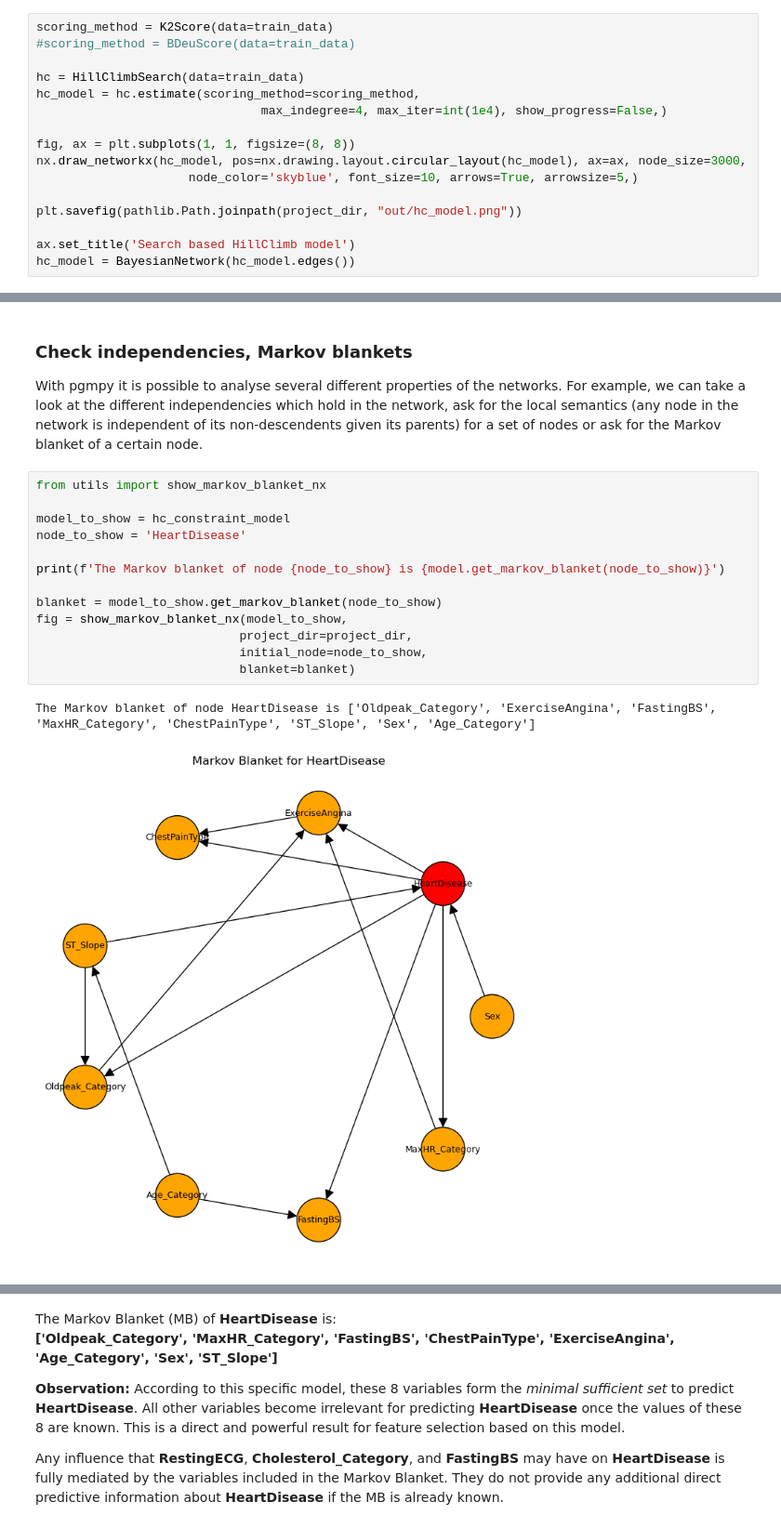
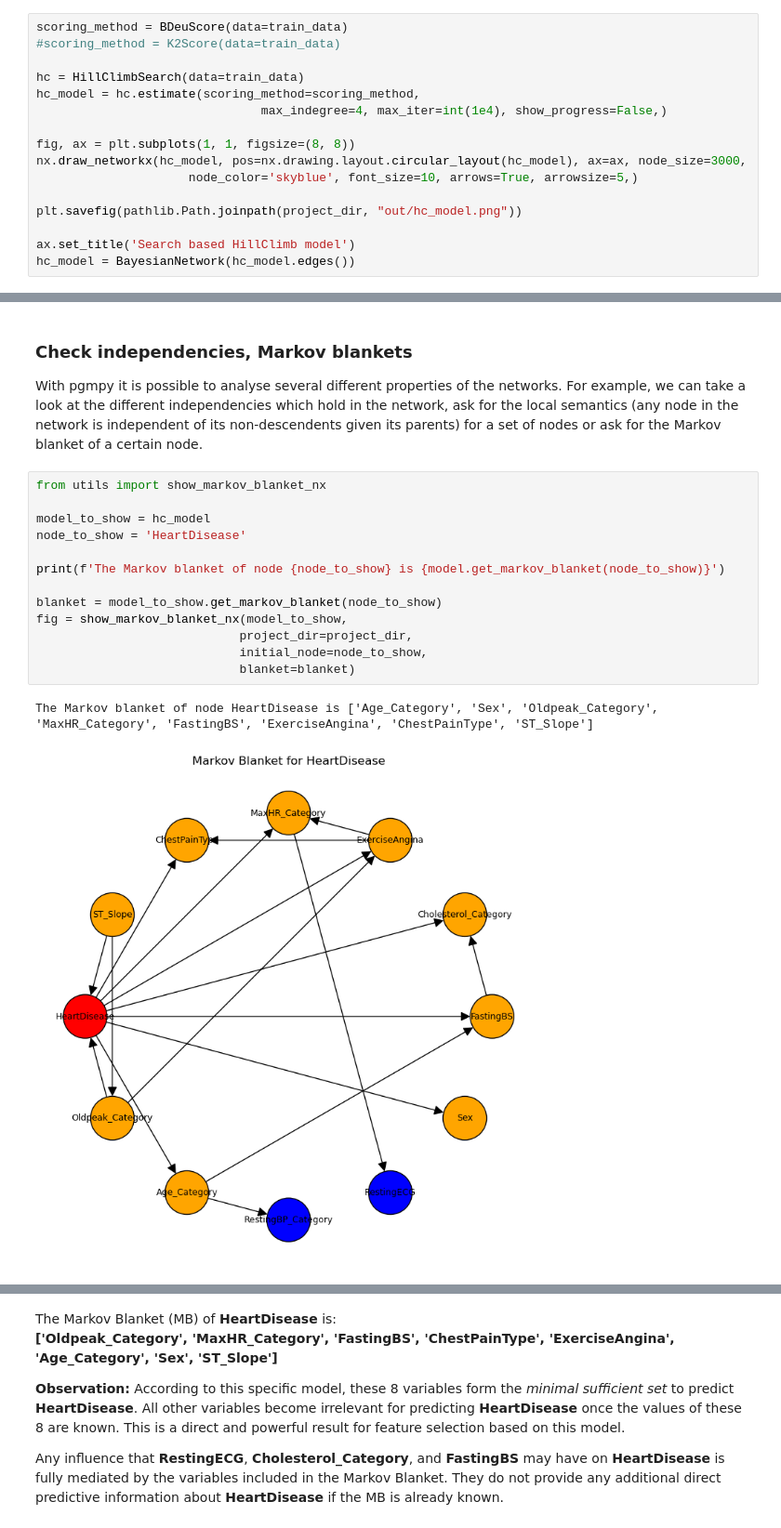
Before and after one commit to maurodore/heart_failure_prediction_bayesian_reasoning, a Jupyter notebook: src/main.ipynb, the cells around one changed output, grey strips where cells are left out. Shown at 93% size. Cells and saved outputs as stored; diff of their text form.

```diff
--- a/src/main.ipynb
+++ b/src/main.ipynb
@@ -340,8 +340,8 @@ tree_model = BayesianNetwork(tree_model.edges())
 # %% [markdown]
 ### Search based HillClimb Network
 # %%
-scoring_method = K2Score(data=train_data)
-#scoring_method = BDeuScore(data=train_data)
+scoring_method = BDeuScore(data=train_data)
+#scoring_method = K2Score(data=train_data)
 
 hc = HillClimbSearch(data=train_data)
 hc_model = hc.estimate(scoring_method=scoring_method,
@@ -416,19 +416,19 @@ With pgmpy it is possible to analyse several different properties of the network
 # %%
 from utils import show_markov_blanket_nx
 
-model_to_show = hc_constraint_model
+model_to_show = hc_model
 node_to_show = 'HeartDisease'
 
 print(f'The Markov blanket of node {node_to_show} is {model.get_markov_blanket(node_to_show)}')
 
 blanket = model_to_show.get_markov_blanket(node_to_show)
 fig = show_markov_blanket_nx(model_to_show,
                             project_dir=project_dir,
                             initial_node=node_to_show,
                             blanket=blanket)
 # %% [output]
-The Markov blanket of node HeartDisease is ['Oldpeak_Category', 'ExerciseAngina', 'FastingBS', 'MaxHR_Category', 'ChestPainType', 'ST_Slope', 'Sex', 'Age_Category']
+The Markov blanket of node HeartDisease is ['Age_Category', 'Sex', 'Oldpeak_Category', 'MaxHR_Category', 'FastingBS', 'ExerciseAngina', 'ChestPainType', 'ST_Slope']
-[figure, old version]
+[figure, new version]
 # %%
 nodes = ['Sex', 'Age_Category', 'FastingBS', 'MaxHR_Category', 'ST_Slope', 'HeartDisease']
 print('Considering nodes:', nodes)
```
Also changed, not shown: parts of 11 cells of this notebook, 7 other files.
